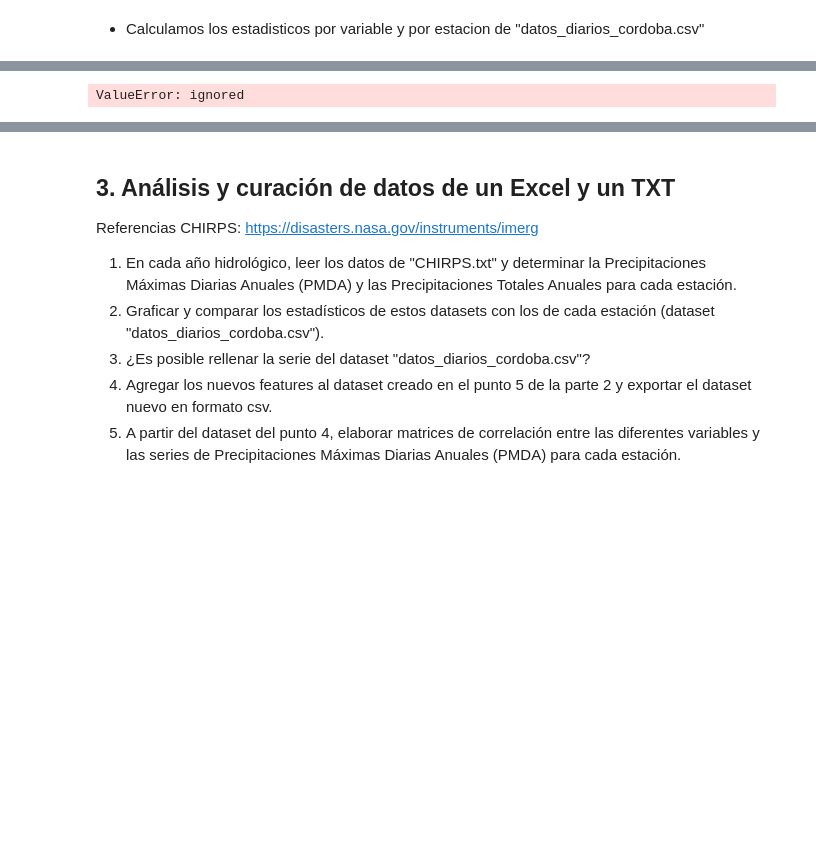
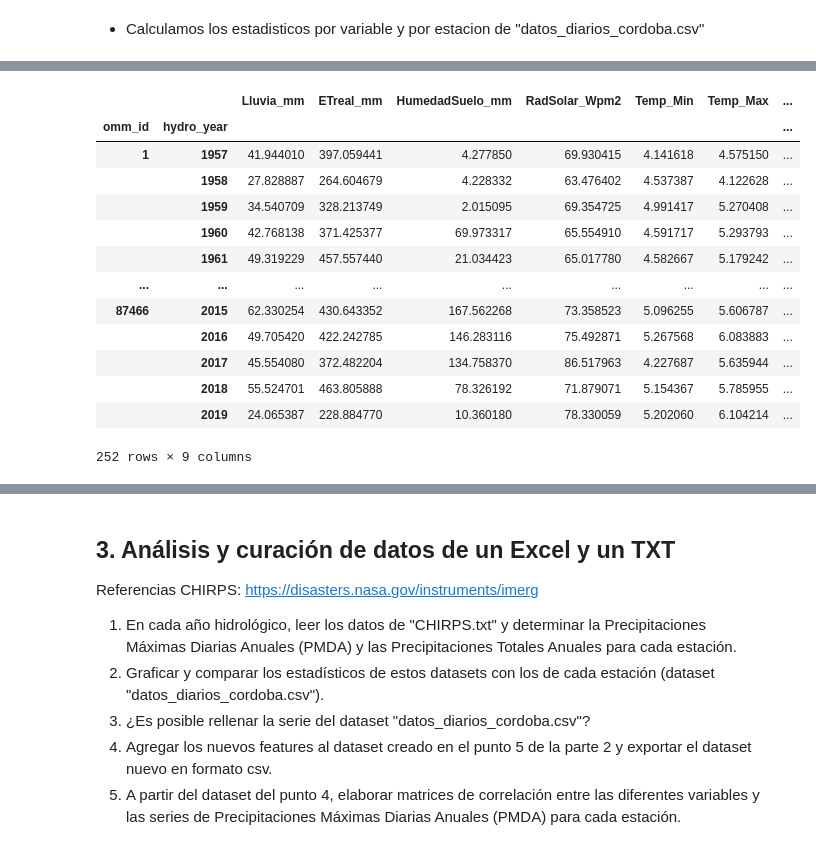
Before and after one commit to serantux/M_Predi_Lluvias_Extremas_10, a Jupyter notebook: TP2_Balbuena_Serrantes_Fonnegra_Velazquez.ipynb, the cells around one changed output, grey strips where cells are left out. Cells and saved outputs as stored; diff of their text form; code cells hidden in the pictures; blank space fills up the shorter version.

```diff
--- a/TP2_Balbuena_Serrantes_Fonnegra_Velazquez.ipynb
+++ b/TP2_Balbuena_Serrantes_Fonnegra_Velazquez.ipynb
@@ -598,15 +620,24 @@ datos_dcor_var_mean
 # %%
-not_var_cols = ['omm_id', 'hydro_year']
-var_cols = [c for c in datos_tc_var_mean.columns if c not in not_var_cols]
+not_var_cols = ['omm_id', 'hydro_year','Date','nombre','id']
+var_cols = [c for c in datos_tc.columns if c not in not_var_cols]
 datos_tc_statistics = pd.DataFrame()
-datos_tac_statistics['statistics'] = datos_tc_var_mean
-#for col in var_cols:
-#  datos_dcor_var_mean[col] = datos_dcor.groupby(['omm_id','hydro_year'])[col].mean()
 
-#for station in datos_dcor_var_mean['omm_id']:
 for col in var_cols:
-  datos_tc_statistics[col] = datos_tc_var_mean.groupby(['omm_id'])[col].describe()
+  datos_tc_statistics[col] = datos_tc.groupby(['omm_id','hydro_year'])[col].std()
 
 datos_tc_statistics
 # %% [output]
+|  |  | Lluvia_mm | ETreal_mm | HumedadSuelo_mm | RadSolar_Wpm2 | Temp_Min | Temp_Max | ... |
+| omm_id | hydro_year |  |  |  |  |  |  | ... |
+| 1 | 1957 | 41.944010 | 397.059441 | 4.277850 | 69.930415 | 4.141618 | 4.575150 | ... |
+|  | 1958 | 27.828887 | 264.604679 | 4.228332 | 63.476402 | 4.537387 | 4.122628 | ... |
+|  | 1959 | 34.540709 | 328.213749 | 2.015095 | 69.354725 | 4.991417 | 5.270408 | ... |
+|  | 1960 | 42.768138 | 371.425377 | 69.973317 | 65.554910 | 4.591717 | 5.293793 | ... |
+|  | 1961 | 49.319229 | 457.557440 | 21.034423 | 65.017780 | 4.582667 | 5.179242 | ... |
+| ... | ... | ... | ... | ... | ... | ... | ... | ... |
+| 87466 | 2015 | 62.330254 | 430.643352 | 167.562268 | 73.358523 | 5.096255 | 5.606787 | ... |
+|  | 2016 | 49.705420 | 422.242785 | 146.283116 | 75.492871 | 5.267568 | 6.083883 | ... |
+|  | 2017 | 45.554080 | 372.482204 | 134.758370 | 86.517963 | 4.227687 | 5.635944 | ... |
+|  | 2018 | 55.524701 | 463.805888 | 78.326192 | 71.879071 | 5.154367 | 5.785955 | ... |
+|  | 2019 | 24.065387 | 228.884770 | 10.360180 | 78.330059 | 5.202060 | 6.104214 | ... |
-ValueError: ignored
+252 rows × 9 columns
```
Also changed, not shown: parts of 7 cells of this notebook.
